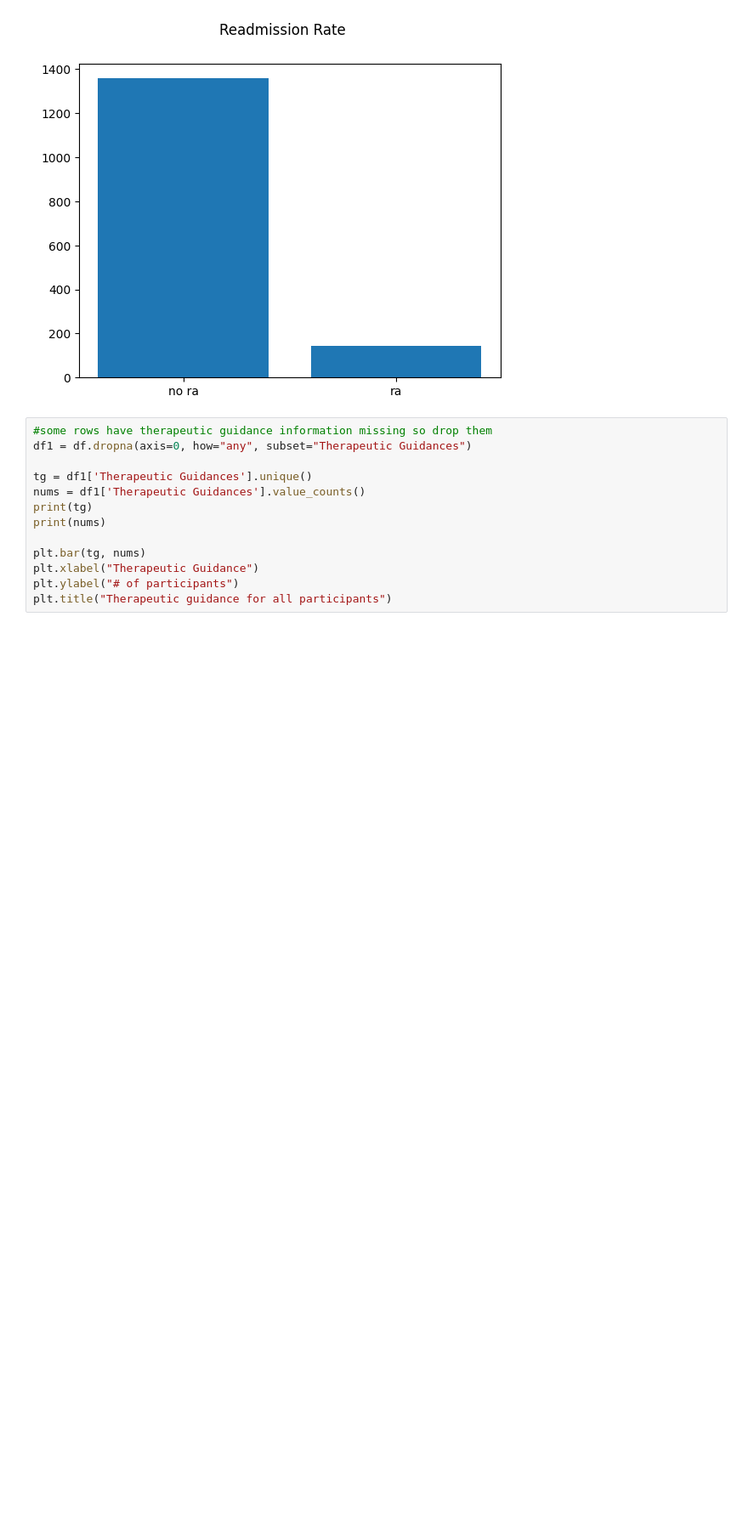
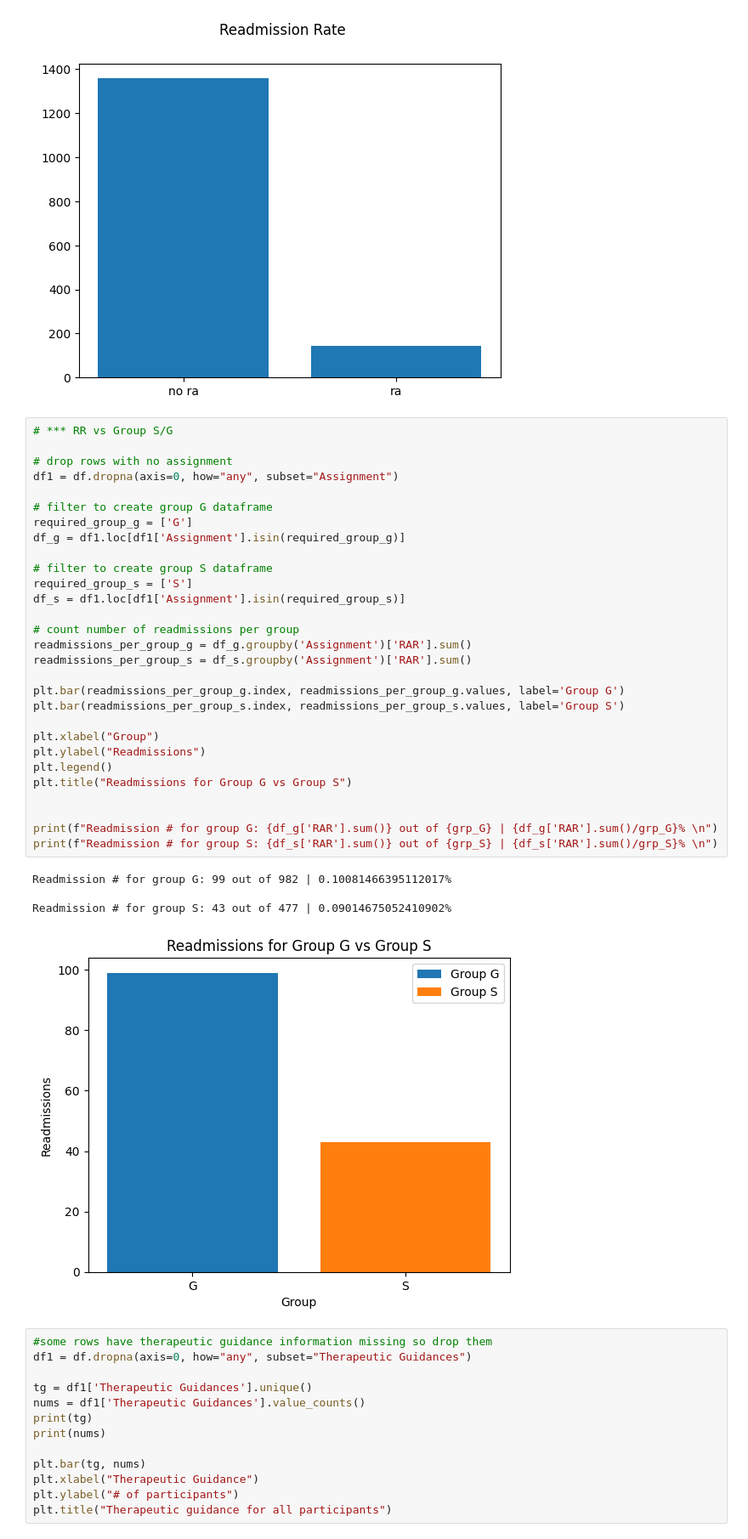
Before and after one commit to Precision-MD/precisionMD-model, a Jupyter notebook: EDA/EDA.ipynb, the cells around one changed output. Shown: that part at 85% size. Cells and saved outputs as stored; diff of their text form; blank space fills up the shorter version.

Commit message:
Added plot for RAR vs S/G group assignment

```diff
--- a/EDA/EDA.ipynb
+++ b/EDA/EDA.ipynb
@@ -172,6 +172,40 @@ Readmission #: 142
 No readmission #: 1358
 Text(0.5, 0.98, 'Readmission Rate')
 [figure]
+# %%
+# *** RR vs Group S/G
+
+# drop rows with no assignment
+df1 = df.dropna(axis=0, how="any", subset="Assignment")
+
+# filter to create group G dataframe
+required_group_g = ['G']
+df_g = df1.loc[df1['Assignment'].isin(required_group_g)]
+
+# filter to create group S dataframe
+required_group_s = ['S']
+df_s = df1.loc[df1['Assignment'].isin(required_group_s)]
+
+# count number of readmissions per group
+readmissions_per_group_g = df_g.groupby('Assignment')['RAR'].sum()
+readmissions_per_group_s = df_s.groupby('Assignment')['RAR'].sum()
+
+plt.bar(readmissions_per_group_g.index, readmissions_per_group_g.values, label='Group G')
+plt.bar(readmissions_per_group_s.index, readmissions_per_group_s.values, label='Group S')
+
+plt.xlabel("Group")
+plt.ylabel("Readmissions")
+plt.legend()
+plt.title("Readmissions for Group G vs Group S")
+
+
+print(f"Readmission # for group G: {df_g['RAR'].sum()} out of {grp_G} | {df_g['RAR'].sum()/grp_G}% \n")
+print(f"Readmission # for group S: {df_s['RAR'].sum()} out of {grp_S} | {df_s['RAR'].sum()/grp_S}% \n")
+# %% [output]
+Readmission # for group G: 99 out of 982 | 0.10081466395112017%
+
+Readmission # for group S: 43 out of 477 | 0.09014675052410902%
+[figure, added]
 # %%
 #some rows have therapeutic guidance information missing so drop them
 df1 = df.dropna(axis=0, how="any", subset="Therapeutic Guidances")
```
